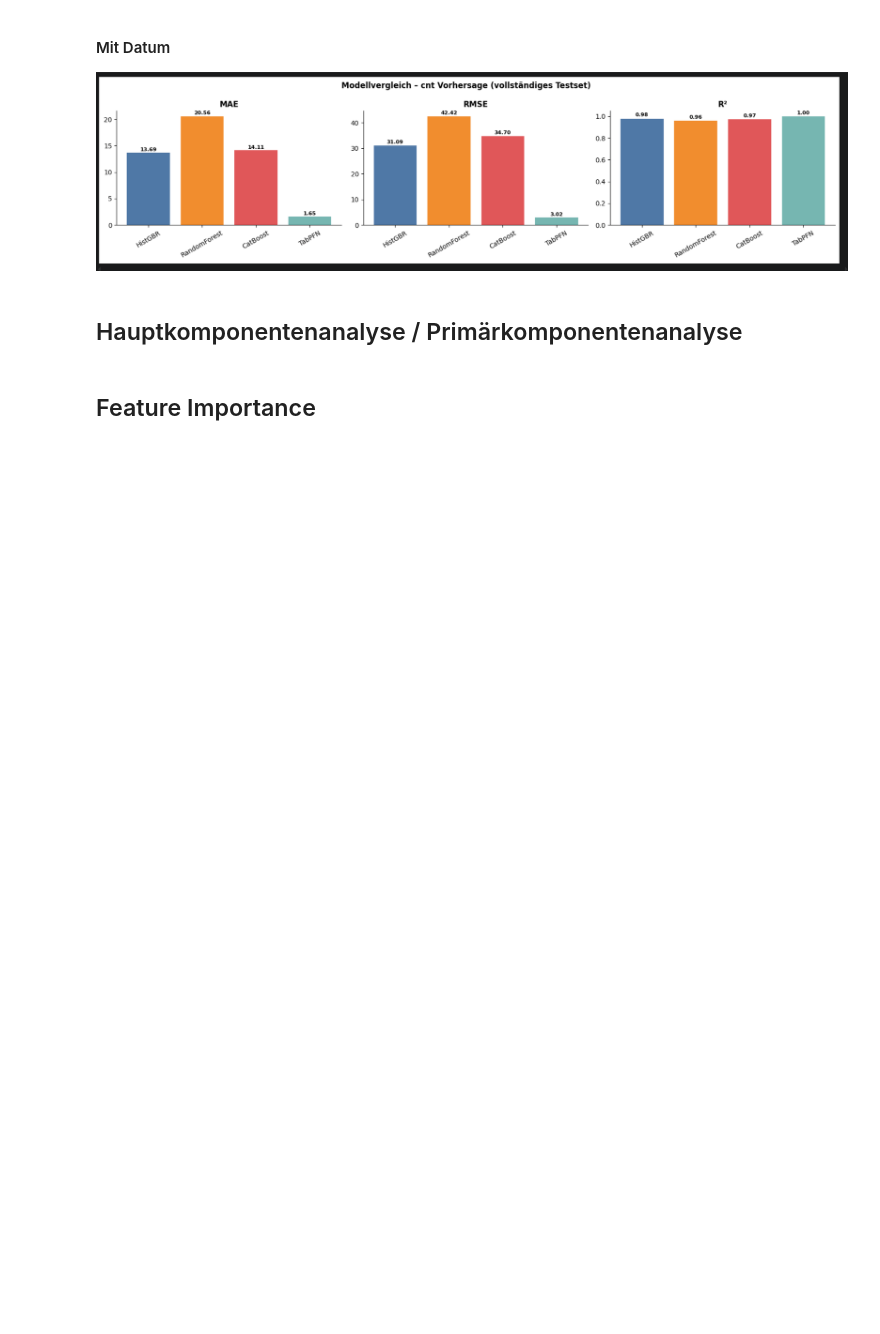
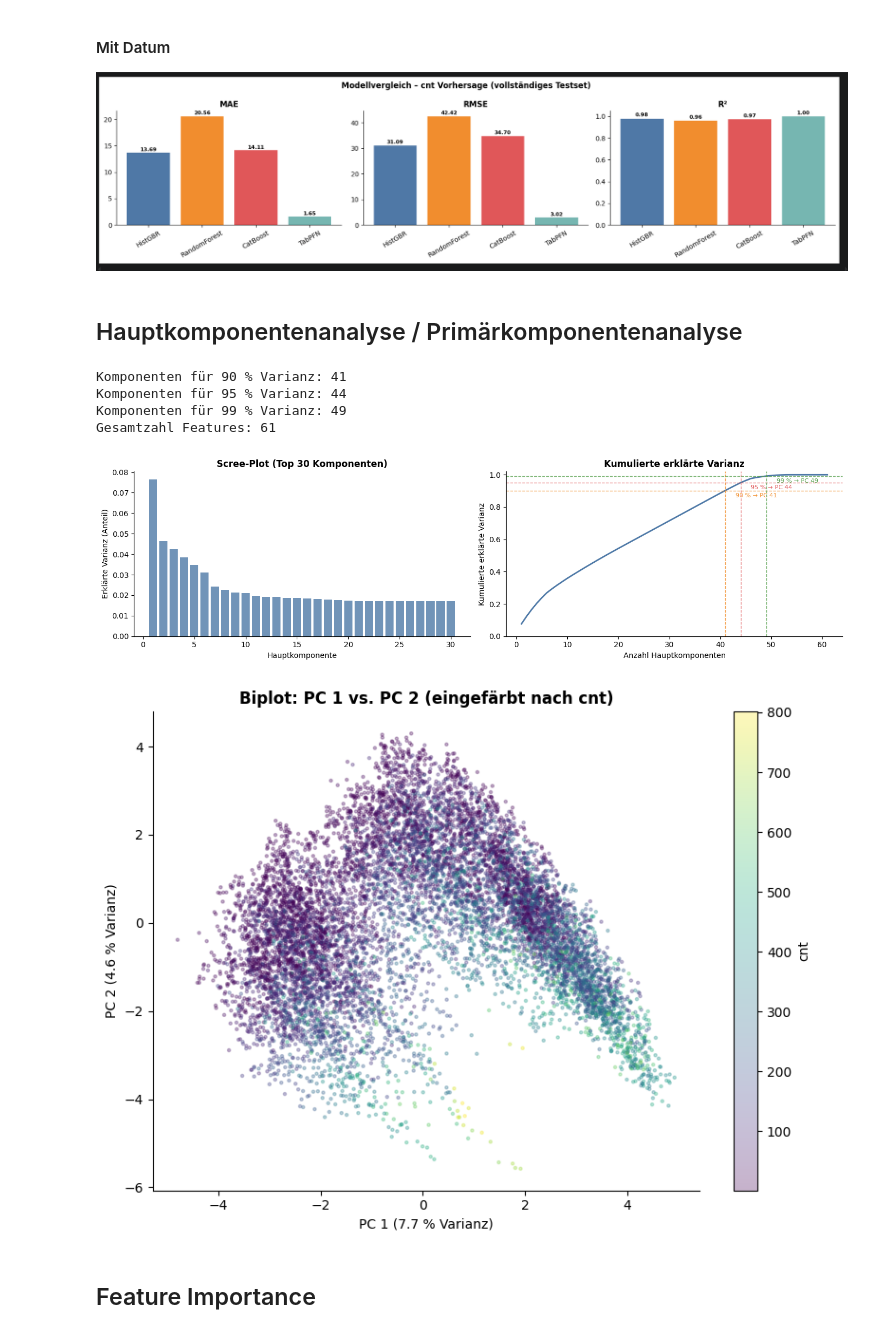
Before and after one commit to JR2909/DSKI-KI-ML-Project, a Jupyter notebook: code/prediction.ipynb, the cells around one changed output. Cells and saved outputs as stored; diff of their text form; code cells hidden in the pictures; blank space fills up the shorter version.

Commit message:
removed false immplementation, added PCA and FI

```diff
--- a/code/prediction.ipynb
+++ b/code/prediction.ipynb
@@ -381,5 +391,71 @@ plt.show()
 ![image-2.png](attachment:image-2.png)
 # %% [markdown]
 ## Hauptkomponentenanalyse / Primärkomponentenanalyse
+# %%
+from sklearn.decomposition import PCA
+from sklearn.preprocessing import StandardScaler
+
+scaler = StandardScaler()
+X_train_scaled = scaler.fit_transform(X_train)
+
+pca = PCA(random_state=RANDOM_STATE)
+pca.fit(X_train_scaled)
+
+explained = pca.explained_variance_ratio_
+cumulative = np.cumsum(explained)
+
+n90 = np.searchsorted(cumulative, 0.90) + 1
+n95 = np.searchsorted(cumulative, 0.95) + 1
+n99 = np.searchsorted(cumulative, 0.99) + 1
+print(f"Komponenten für 90 % Varianz: {n90}")
+print(f"Komponenten für 95 % Varianz: {n95}")
+print(f"Komponenten für 99 % Varianz: {n99}")
+print(f"Gesamtzahl Features: {X_train.shape[1]}")
+
+fig, axes = plt.subplots(1, 2, figsize=(14, 4))
+
+# Scree-Plot
+axes[0].bar(range(1, 31), explained[:30], color='#4e79a7', alpha=0.8)
+axes[0].set_xlabel('Hauptkomponente')
+axes[0].set_ylabel('Erklärte Varianz (Anteil)')
+axes[0].set_title('Scree-Plot (Top 30 Komponenten)', fontweight='bold')
+axes[0].spines[['top', 'right']].set_visible(False)
+
+# Kumulative erklärte Varianz
+axes[1].plot(range(1, len(cumulative) + 1), cumulative, lw=2, color='#4e79a7')
+for threshold, color, label in [(0.90, '#f28e2b', '90 %'), (0.95, '#e15759', '95 %'), (0.99, '#59a14f', '99 %')]:
+    n = np.searchsorted(cumulative, threshold) + 1
+    axes[1].axhline(threshold, color=color, ls='--', lw=1, alpha=0.8)
+    axes[1].axvline(n, color=color, ls='--', lw=1, alpha=0.8)
+    axes[1].annotate(f'{label} → PC {n}', xy=(n, threshold),
+                     xytext=(n + 2, threshold - 0.04), fontsize=8, color=color)
+axes[1].set_xlabel('Anzahl Hauptkomponenten')
+axes[1].set_ylabel('Kumulierte erklärte Varianz')
+axes[1].set_title('Kumulierte erklärte Varianz', fontweight='bold')
+axes[1].set_ylim(0, 1.02)
+axes[1].spines[['top', 'right']].set_visible(False)
+
+plt.tight_layout()
+plt.show()
+
+# Biplot der ersten zwei Hauptkomponenten
+X_pca2 = pca.transform(X_train_scaled)[:, :2]
+fig, ax = plt.subplots(figsize=(8, 6))
+sc = ax.scatter(X_pca2[:, 0], X_pca2[:, 1],
+                c=y_train.values, cmap='viridis', alpha=0.3, s=5, rasterized=True)
+plt.colorbar(sc, ax=ax, label='cnt')
+ax.set_xlabel(f'PC 1 ({explained[0]*100:.1f} % Varianz)')
+ax.set_ylabel(f'PC 2 ({explained[1]*100:.1f} % Varianz)')
+ax.set_title('Biplot: PC 1 vs. PC 2 (eingefärbt nach cnt)', fontweight='bold')
+ax.spines[['top', 'right']].set_visible(False)
+plt.tight_layout()
+plt.show()
+# %% [output]
+Komponenten für 90 % Varianz: 41
+Komponenten für 95 % Varianz: 44
+Komponenten für 99 % Varianz: 49
+Gesamtzahl Features: 61
+[figure, added]
+[figure, added]
 # %% [markdown]
 ## Feature Importance
```
Also changed, not shown: parts of 11 cells of this notebook, 4 other files.
